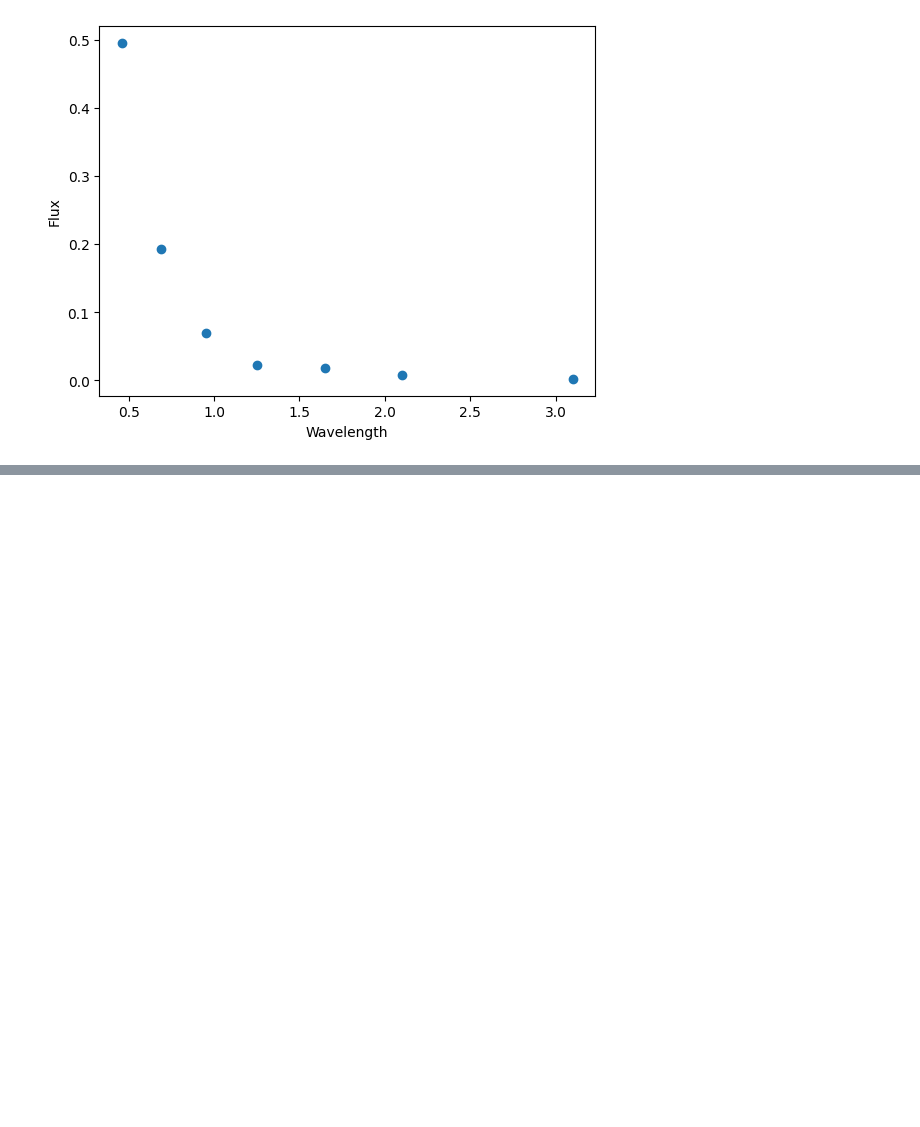
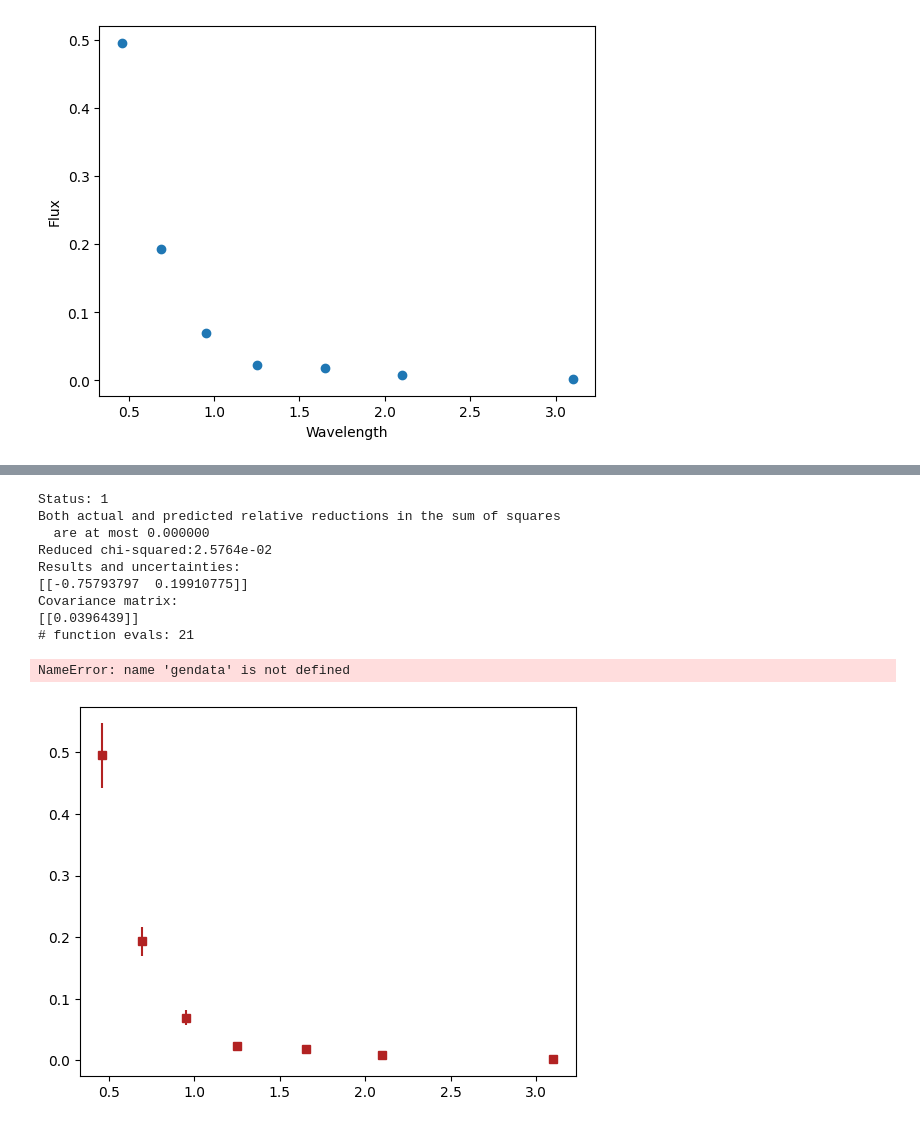
Before and after one commit to amedina695/lectures_git, a Jupyter notebook: lectures_week5/Fitting_data_F25-classroom.ipynb, the cells around one changed output, grey strips where cells are left out. Cells and saved outputs as stored; diff of their text form; code cells hidden in the pictures; blank space fills up the shorter version.

```diff
--- a/lectures_week5/Fitting_data_F25-classroom.ipynb
+++ b/lectures_week5/Fitting_data_F25-classroom.ipynb
@@ -920,3 +962,9 @@ Covariance matrix:
+# %%
+def trycurvefit(l, k):
+    return (0.13 / l) * (l / 0.36)**k
+
+(fit2, cov_x, infodict, mesg, ier) = curve_fit(trycurvefit, l, fnu, full_output=True, sigma=dfnu)
+fiterr = np.sqrt(np.diag(cov_x))
 # %%
 #define your function to be fit:
 
@@ -931,18 +979,30 @@ Covariance matrix:
 # %%
 
 # check status FIRST!
-#print("Status: {0:d}".format(ier)) # 1 = solution found
-#print(mesg)
-#print("Reduced chi-squared:{0:.4e}".format(np.sum(residuals(fit)**2) / (len(l) - fit.size))) # reduced chi-squared
-#print("Results and uncertainties:")
-#print(np.array((fit, fiterr)).T) # ok, now the results
-#print("Covariance matrix:")
-#print(cov_x)  # and errors, including covariance terms
-#print("# function evals: {0:d}".format(infodict['nfev']))
+print("Status: {0:d}".format(ier)) # 1 = solution found
+print(mesg)
+print("Reduced chi-squared:{0:.4e}".format(np.sum(trycurvefit(l, *fit2) - fnu)**2 / (len(l) - fit2.size))) # reduced chi-squared
+print("Results and uncertainties:")
+print(np.array((fit, fiterr)).T) # ok, now the results
+print("Covariance matrix:")
+print(cov_x)  # and errors, including covariance terms
+print("# function evals: {0:d}".format(infodict['nfev']))
 
-#plt.errorbar(l, fnu, yerr= dfnu, color='firebrick', marker = 's' , linestyle = 'none')
-#plt.plot(l, gendata(l, *fit) )
-#dummy=0
+plt.errorbar(l, fnu, yerr= dfnu, color='firebrick', marker = 's' , linestyle = 'none')
+plt.plot(l, gendata(l, *fit) )
+dummy=0
+# %% [output]
+Status: 1
+Both actual and predicted relative reductions in the sum of squares
+  are at most 0.000000
+Reduced chi-squared:2.5764e-02
+Results and uncertainties:
+[[-0.75793797  0.19910775]]
+Covariance matrix:
+[[0.0396439]]
+# function evals: 21
+NameError: name 'gendata' is not defined
+[figure, added]
 # %%
 #try curvefit
 # %%
```
Also changed, not shown: parts of 18 cells of this notebook, 5 other files.
